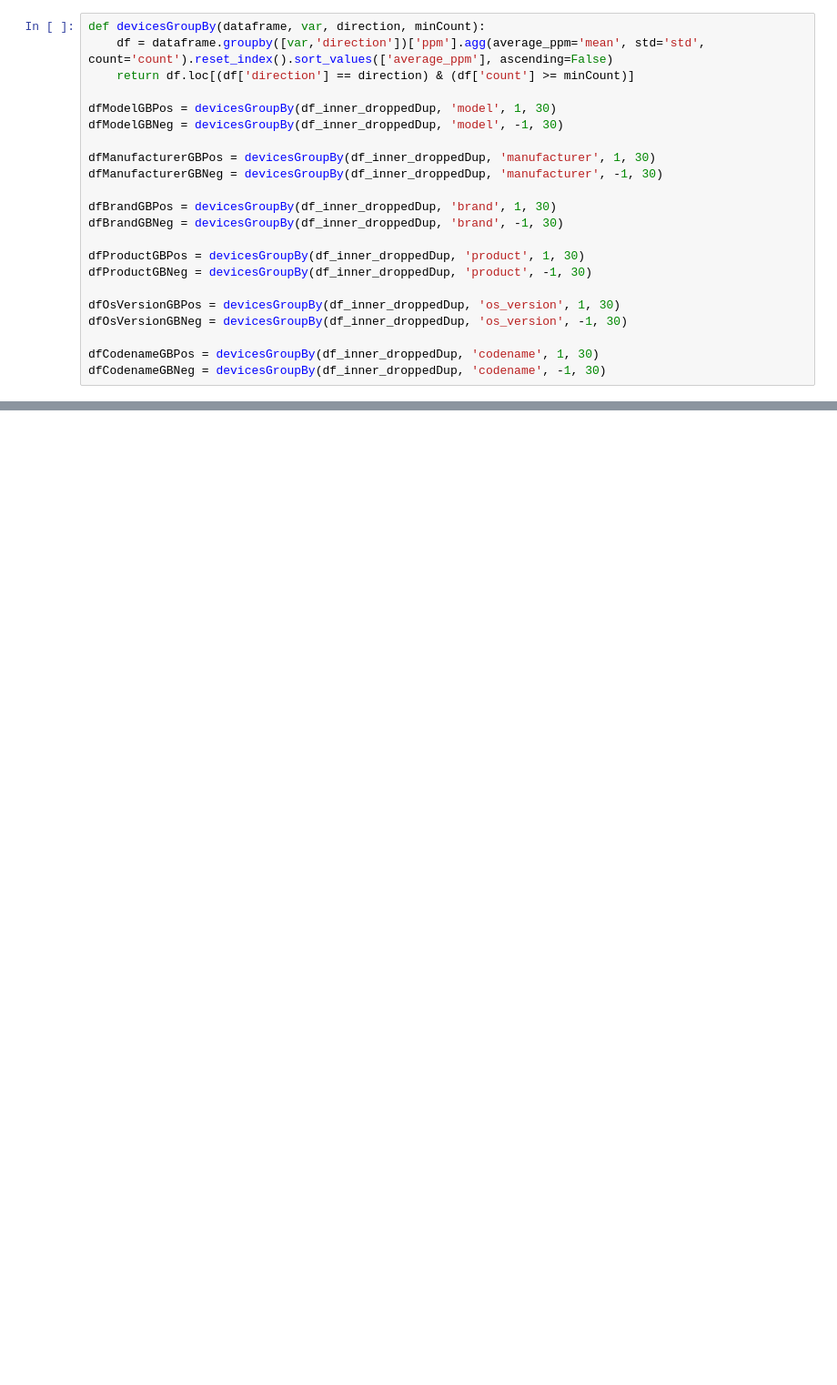
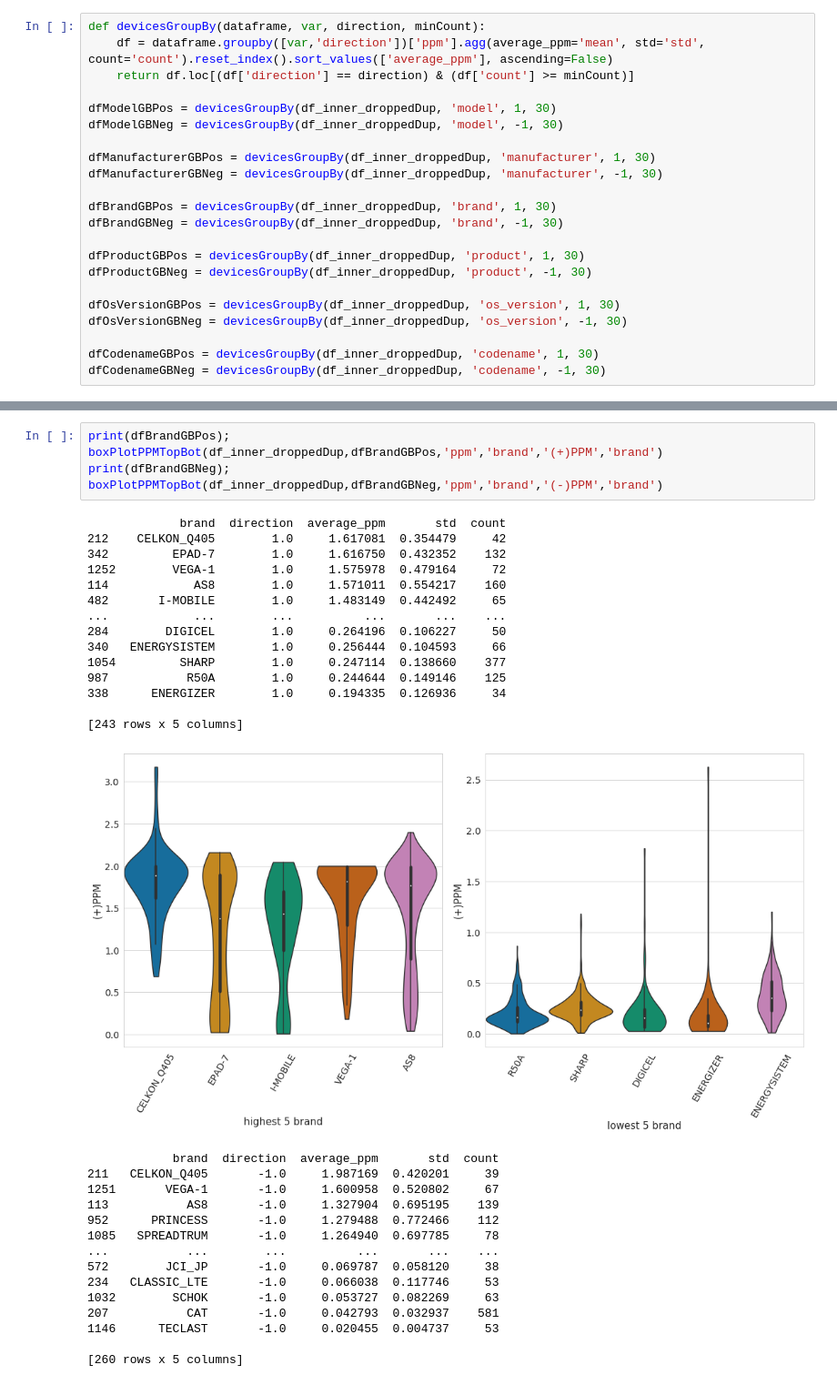
Before and after one commit to greenhub-project/notebooks, a Jupyter notebook: notebooks/QueryDevicesPPM.ipynb, the cells around one changed output, grey strips where cells are left out. Shown at 91% size. Cells and saved outputs as stored; diff of their text form; blank space fills up the shorter version.

```diff
--- a/notebooks/QueryDevicesPPM.ipynb
+++ b/notebooks/QueryDevicesPPM.ipynb
@@ -294,0 +221,35 @@ print(dfCodenameGBPos); print(dfCodenameGBNeg)
+# %%
+print(dfBrandGBPos);
+boxPlotPPMTopBot(df_inner_droppedDup,dfBrandGBPos,'ppm','brand','(+)PPM','brand')
+print(dfBrandGBNeg);
+boxPlotPPMTopBot(df_inner_droppedDup,dfBrandGBNeg,'ppm','brand','(-)PPM','brand')
+# %% [output]
+             brand  direction  average_ppm       std  count
+212    CELKON_Q405        1.0     1.617081  0.354479     42
+342         EPAD-7        1.0     1.616750  0.432352    132
+1252        VEGA-1        1.0     1.575978  0.479164     72
+114            AS8        1.0     1.571011  0.554217    160
+482       I-MOBILE        1.0     1.483149  0.442492     65
+...            ...        ...          ...       ...    ...
+284        DIGICEL        1.0     0.264196  0.106227     50
+340   ENERGYSISTEM        1.0     0.256444  0.104593     66
+1054         SHARP        1.0     0.247114  0.138660    377
+987           R50A        1.0     0.244644  0.149146    125
+338      ENERGIZER        1.0     0.194335  0.126936     34
+
+[243 rows x 5 columns]
+[figure, added]
+            brand  direction  average_ppm       std  count
+211   CELKON_Q405       -1.0     1.987169  0.420201     39
+1251       VEGA-1       -1.0     1.600958  0.520802     67
+113           AS8       -1.0     1.327904  0.695195    139
+952      PRINCESS       -1.0     1.279488  0.772466    112
+1085   SPREADTRUM       -1.0     1.264940  0.697785     78
+...           ...        ...          ...       ...    ...
+572        JCI_JP       -1.0     0.069787  0.058120     38
+234   CLASSIC_LTE       -1.0     0.066038  0.117746     53
+1032        SCHOK       -1.0     0.053727  0.082269     63
+207           CAT       -1.0     0.042793  0.032937    581
+1146      TECLAST       -1.0     0.020455  0.004737     53
+
+[260 rows x 5 columns]
```
Also changed, not shown: parts of 17 cells of this notebook, 17 other files.
